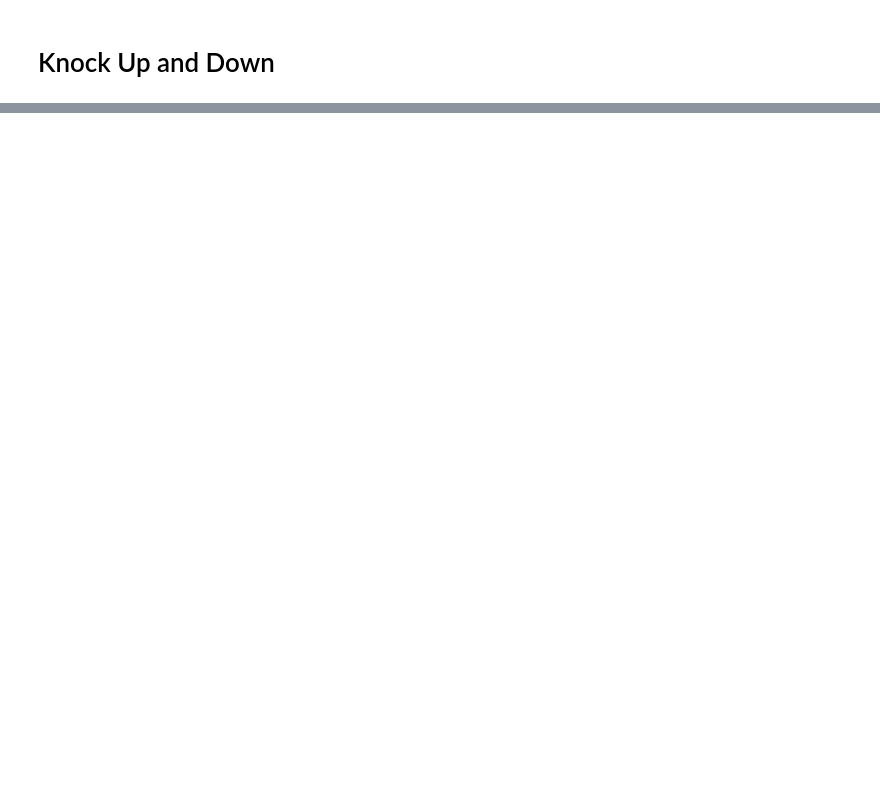
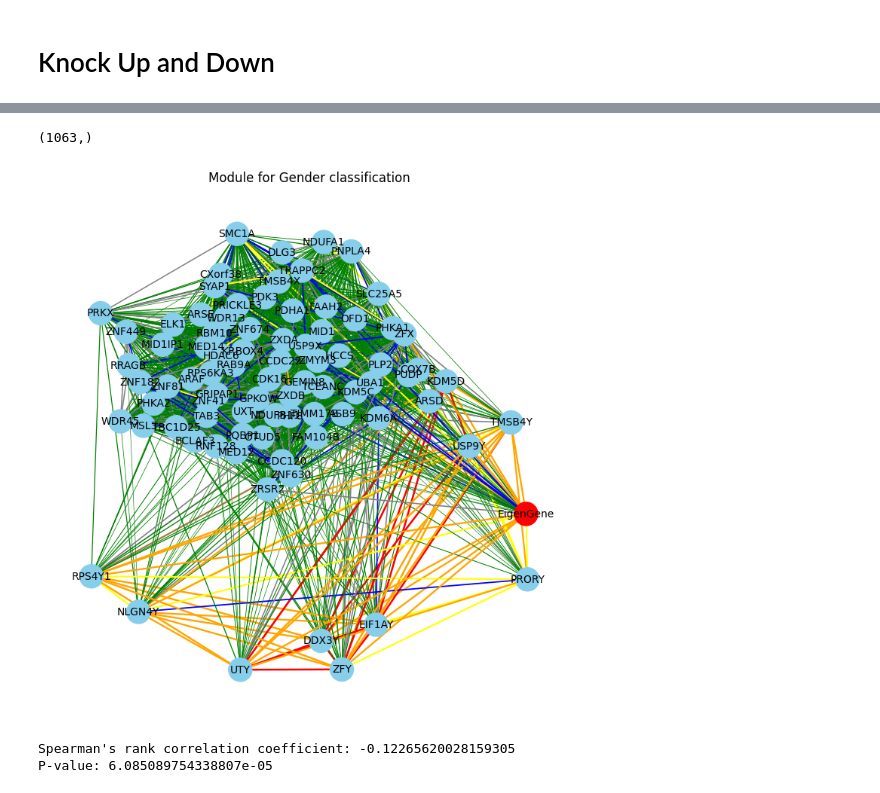
Before and after one commit to xandri99/GCNN_paper_adaptation, a Jupyter notebook: results_analysis.ipynb, the cells around one changed output, grey strips where cells are left out. Drawn from its saved outputs; the diff is of its cells as text; code cells hidden in the pictures; blank space fills up the shorter version.

```diff
--- a/results_analysis.ipynb
+++ b/results_analysis.ipynb
@@ -176,3 +203,19 @@ plt.show()
+# %%
+############
+######33
+######
+#
+#
+#
+#
+wgcna_modules_dir = 'C:/Users/bxz19/Documents/Bioinfo UU/Year 2/Semester 2/Thesis/Work/Thesis/results/ComparativeAnalysis/TumorModulesExP_WGCNA.csv'
+wgcna_modules = pd.read_csv(wgcna_modules_dir, index_col=0)
+
+
+wgcna_modules_gender = wgcna_modules[wgcna_modules['Module'] == 58]
+expression_data = wgcna_modules_gender.drop(columns=['Module'])
+expression_data.set_index('Gene Name', inplace=True)
+expression_data
 # %%
 
 ## Eigengene
@@ -185,6 +228,8 @@ pca.fit(expression_data)
 eigengene = pca.components_[0]
 
 eigengene.shape
+# %% [output]
+(1063,)
 # %%
 # Color mapping for different intervals of correlation strengths
 interval_colors = {
@@ -221,31 +266,49 @@ for gene in module_profile.index:
     G.add_node(gene)
 
 # Edge addition based on correlation
 for gene1 in module_profile.index:
     for gene2 in module_profile.index:
         if gene1 != gene2:
             weight = corr_matrix.loc[gene1, gene2]
-            if abs(weight) >= 0.0:
+            if abs(weight) >= 0.2:
                 color = get_edge_color(weight, interval_colors)
                 G.add_edge(gene1, gene2, weight=weight, color=color)
 
 # Plotting the network in a subplot
 pos = nx.spring_layout(G, k=0.5, iterations=20)
 edges = G.edges(data=True)
 nx.draw(G, pos, with_labels=True, node_color=['red' if name=='EigenGene' else 'skyblue' for name in G.nodes],
         node_size=500,
         edge_color=[data['color'] for _, _, data in edges], linewidths=1, font_size=10,
         width=[(data['weight'])*2 for _, _, data in edges])
 
 plt.title(f'Module for {titleee} classification')
 plt.axis('off')
 
 
 """
 # Add a legend for the whole figure
 legend_labels = {label: plt.Line2D([0], [0], color=color, lw=4) for label, color in interval_colors.items()}
 plt.figlegend(legend_labels.values(), legend_labels.keys(), loc='upper right')
 plt.tight_layout()
 plt.tight_layout(rect=[0, 0.03, 1, 0.95])
 """
 plt.show()
+# %% [output]
+[figure, added]
+# %%
+## Correlation wih the trait
+
+CT_for_TumorSamples_dir = data_dir + 'ClinicalTraits_for_TumorSamples.csv'
+CT_for_TumorSamples = pd.read_csv(CT_for_TumorSamples_dir, index_col=0)
+Trait_for_TumorSamples = CT_for_TumorSamples[titleee]
+
+Trait_for_TumorSamples_numeric = Trait_for_TumorSamples.map({'Female': 0, 'Male': 1})
+
+spearman_corr, p_value = spearmanr(Trait_for_TumorSamples_numeric, eigengene)
+
+print(f"Spearman's rank correlation coefficient: {spearman_corr}")
+print(f"P-value: {p_value}")
+# %% [output]
+Spearman's rank correlation coefficient: -0.12265620028159305
+P-value: 6.085089754338807e-05
```
Also changed, not shown: parts of 5 cells of this notebook.
